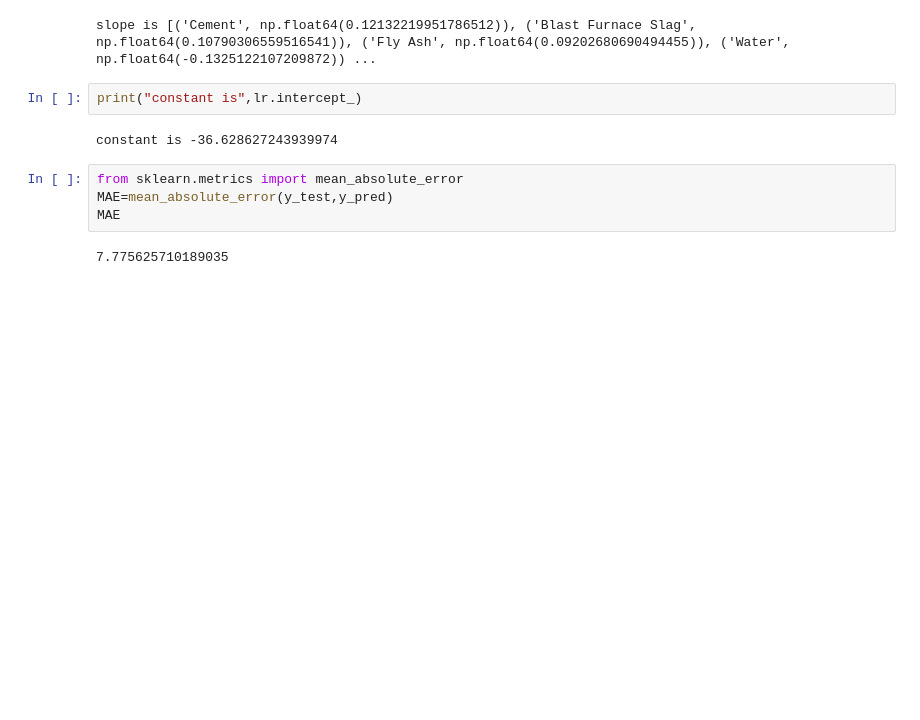
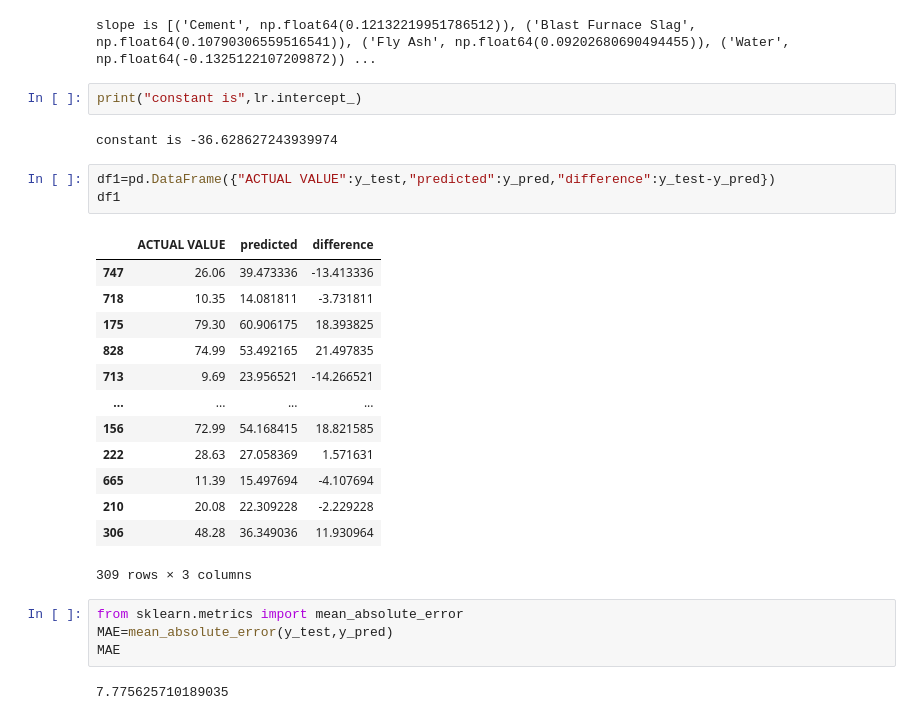
Before and after one commit to shyama0578/machine_learning, a Jupyter notebook: multiple regression/concrete.ipynb, the cells around one changed output. Cells and saved outputs as stored; diff of their text form; blank space fills up the shorter version.

```diff
--- a/multiple regression/concrete.ipynb
+++ b/multiple regression/concrete.ipynb
@@ -313,6 +313,23 @@ slope is [('Cement', np.float64(0.12132219951786512)), ('Blast Furnace Slag', np
 print("constant is",lr.intercept_)
 # %% [output]
 constant is -36.628627243939974
+# %%
+df1=pd.DataFrame({"ACTUAL VALUE":y_test,"predicted":y_pred,"difference":y_test-y_pred})
+df1
+# %% [output]
+|  | ACTUAL VALUE | predicted | difference |
+| 747 | 26.06 | 39.473336 | -13.413336 |
+| 718 | 10.35 | 14.081811 | -3.731811 |
+| 175 | 79.30 | 60.906175 | 18.393825 |
+| 828 | 74.99 | 53.492165 | 21.497835 |
+| 713 | 9.69 | 23.956521 | -14.266521 |
+| ... | ... | ... | ... |
+| 156 | 72.99 | 54.168415 | 18.821585 |
+| 222 | 28.63 | 27.058369 | 1.571631 |
+| 665 | 11.39 | 15.497694 | -4.107694 |
+| 210 | 20.08 | 22.309228 | -2.229228 |
+| 306 | 48.28 | 36.349036 | 11.930964 |
+309 rows × 3 columns
 # %%
 from sklearn.metrics import mean_absolute_error
 MAE=mean_absolute_error(y_test,y_pred)
```
Also changed, not shown: 3 other files.
